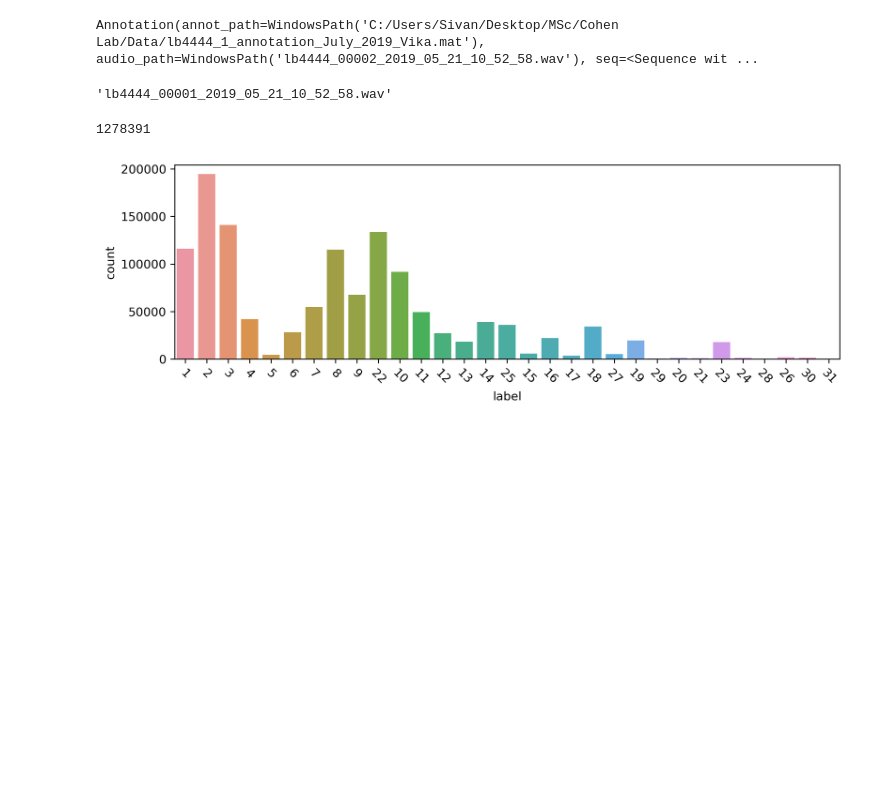
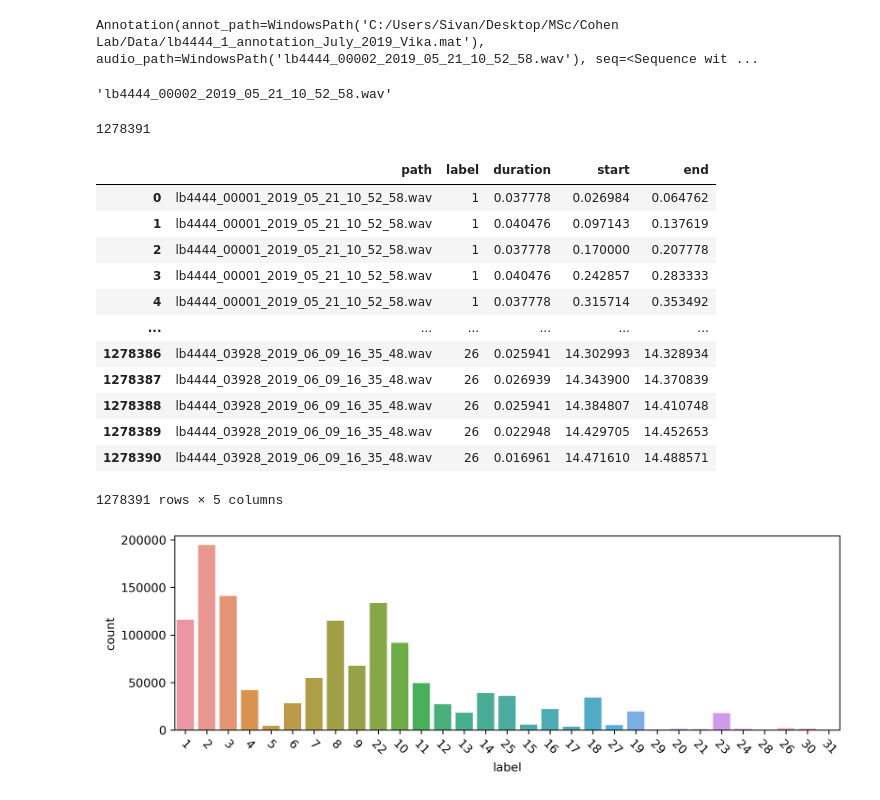
Before and after one commit to SivanLevin/BirdSongBout, a Jupyter notebook: trying_BSB_py.ipynb, the cells around one changed output. Drawn from its saved outputs; the diff is of its cells as text; code cells hidden in the pictures; blank space fills up the shorter version.

```diff
--- a/trying_BSB_py.ipynb
+++ b/trying_BSB_py.ipynb
@@ -21,9 +21,9 @@ audseqs[0][1]
 # %% [output]
 Annotation(annot_path=WindowsPath('C:/Users/Sivan/Desktop/MSc/Cohen Lab/Data/lb4444_1_annotation_July_2019_Vika.mat'), audio_path=WindowsPath('lb4444_00002_2019_05_21_10_52_58.wav'), seq=<Sequence wit ...
 # %%
-str(example_annot.audio_path)
+str(audseqs[0][1].audio_path)
 # %% [output]
-'lb4444_00001_2019_05_21_10_52_58.wav'
+'lb4444_00002_2019_05_21_10_52_58.wav'
 # %%
 records = []
 for annot in audseqs[0]:
@@ -33,13 +33,34 @@ for annot in audseqs[0]:
             {
                 'path': curr_path,
                 'label': segment.label,
-                'duration': segment.offset_s - segment.onset_s
+                'duration': segment.offset_s - segment.onset_s,
+                'start': segment.onset_s,
+                'end': segment.offset_s
             }
         )
+# TODO: add time from prev and turn to function
 # %%
 len(records)
 # %% [output]
 1278391
+# %%
+new_df = pd.DataFrame.from_records(records)
+# %%
+new_df
+# %% [output]
+|  | path | label | duration | start | end |
+| 0 | lb4444_00001_2019_05_21_10_52_58.wav | 1 | 0.037778 | 0.026984 | 0.064762 |
+| 1 | lb4444_00001_2019_05_21_10_52_58.wav | 1 | 0.040476 | 0.097143 | 0.137619 |
+| 2 | lb4444_00001_2019_05_21_10_52_58.wav | 1 | 0.037778 | 0.170000 | 0.207778 |
+| 3 | lb4444_00001_2019_05_21_10_52_58.wav | 1 | 0.040476 | 0.242857 | 0.283333 |
+| 4 | lb4444_00001_2019_05_21_10_52_58.wav | 1 | 0.037778 | 0.315714 | 0.353492 |
+| ... | ... | ... | ... | ... | ... |
+| 1278386 | lb4444_03928_2019_06_09_16_35_48.wav | 26 | 0.025941 | 14.302993 | 14.328934 |
+| 1278387 | lb4444_03928_2019_06_09_16_35_48.wav | 26 | 0.026939 | 14.343900 | 14.370839 |
+| 1278388 | lb4444_03928_2019_06_09_16_35_48.wav | 26 | 0.025941 | 14.384807 | 14.410748 |
+| 1278389 | lb4444_03928_2019_06_09_16_35_48.wav | 26 | 0.022948 | 14.429705 | 14.452653 |
+| 1278390 | lb4444_03928_2019_06_09_16_35_48.wav | 26 | 0.016961 | 14.471610 | 14.488571 |
+1278391 rows × 5 columns
 # %%
 df = pd.DataFrame.from_records(records)
 # %%
```
